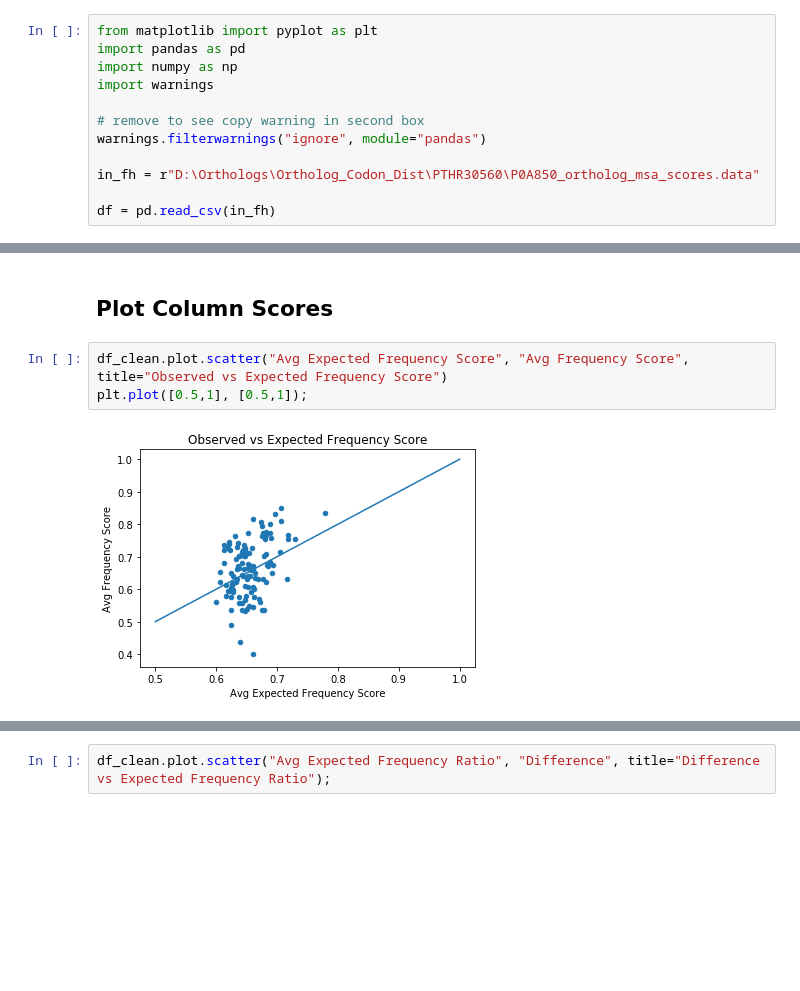
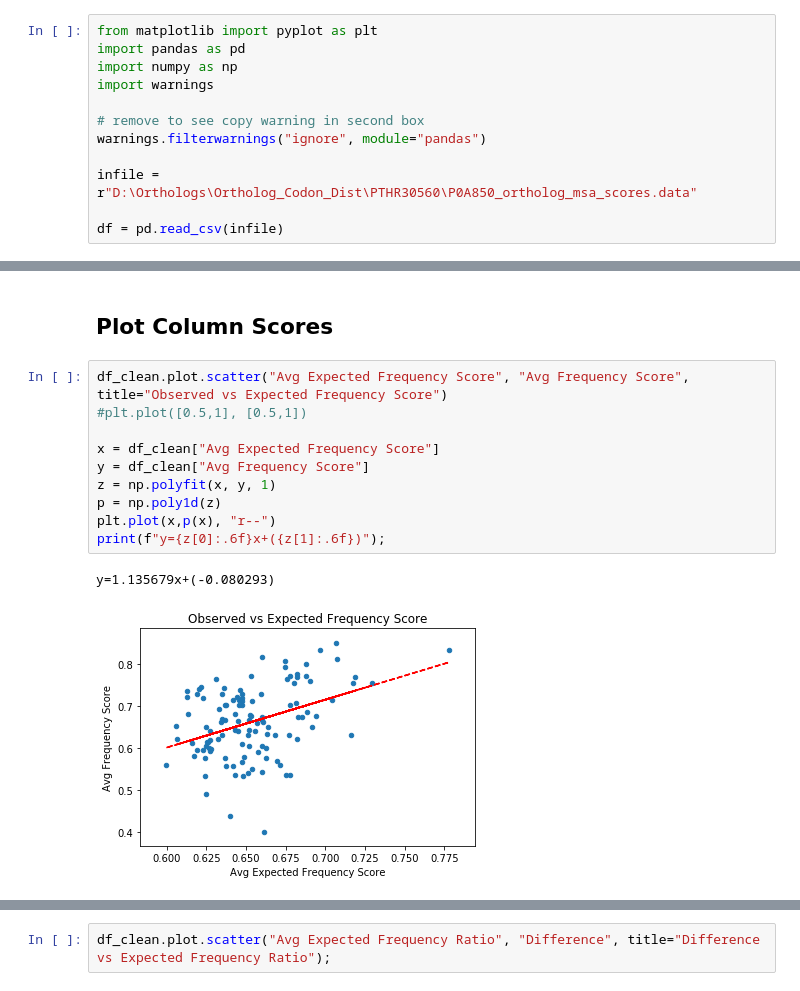
Before and after one commit to Fritos121/Codon-Usage-IDRs, a Jupyter notebook: plot_columns_P0A850.ipynb, the cells around one changed output, grey strips where cells are left out. Saved outputs shown, nothing was run; the diff lists cells and outputs as text; blank space fills up the shorter version.

```diff
--- a/plot_columns_P0A850.ipynb
+++ b/plot_columns_P0A850.ipynb
@@ -11,9 +11,9 @@ import warnings
 # remove to see copy warning in second box
 warnings.filterwarnings("ignore", module="pandas")
 
-in_fh = r"D:\Orthologs\Ortholog_Codon_Dist\PTHR30560\P0A850_ortholog_msa_scores.data"
+infile = r"D:\Orthologs\Ortholog_Codon_Dist\PTHR30560\P0A850_ortholog_msa_scores.data"
 
-df = pd.read_csv(in_fh)
+df = pd.read_csv(infile)
 # %%
 # remove columns with no information
 df_clean = df[df.Identity != 'X']
@@ -108,8 +108,16 @@ very few columns scored differently by soft and hard scores splitting at 50% (so
 ## Plot Column Scores
 # %%
 df_clean.plot.scatter("Avg Expected Frequency Score", "Avg Frequency Score", title="Observed vs Expected Frequency Score")
-plt.plot([0.5,1], [0.5,1]);
+#plt.plot([0.5,1], [0.5,1])
+
+x = df_clean["Avg Expected Frequency Score"]
+y = df_clean["Avg Frequency Score"]
+z = np.polyfit(x, y, 1)
+p = np.poly1d(z)
+plt.plot(x,p(x), "r--")
+print(f"y={z[0]:.6f}x+({z[1]:.6f})");
 # %% [output]
+y=1.135679x+(-0.080293)
-[figure, old version]
+[figure, new version]
 # %%
 df_clean.plot.scatter("Avg Expected Frequency Ratio", "Avg Frequency Ratio", title="Observed vs Expected Frequency Ratio")
```
Also changed, not shown: parts of 21 cells of this notebook, 2 other files.
